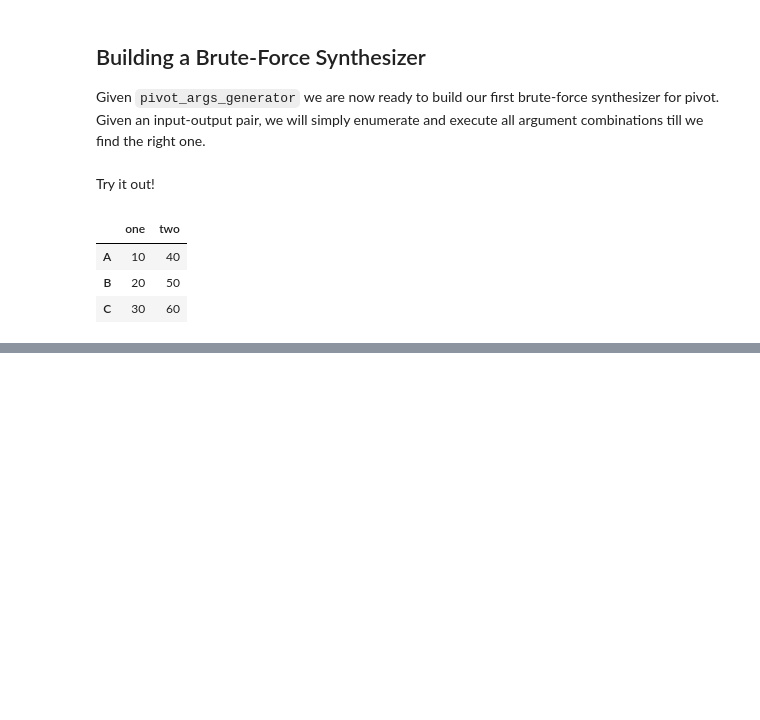
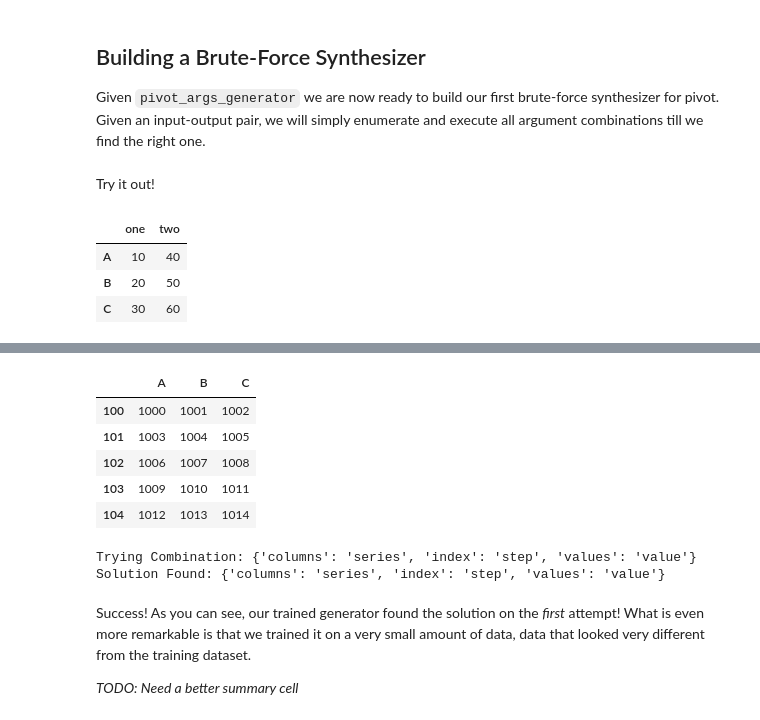
Before and after one commit to rbavishi/atlas, a Jupyter notebook: tutorials/02-program-synthesis-pandas-pivot.ipynb, the cells around one changed output, grey strips where cells are left out. Saved outputs shown, nothing was run; the diff lists cells and outputs as text; code cells hidden in the pictures; blank space fills up the shorter version.

Commit message:
Finishing the first-draft of the tutorial

```diff
--- a/tutorials/02-program-synthesis-pandas-pivot.ipynb
+++ b/tutorials/02-program-synthesis-pandas-pivot.ipynb
@@ -129,0 +351,33 @@ Solution Found: {'columns': 'foo', 'index': 'bar', 'values': 'baz'}
+# %%
+unseen_output_df = pd.DataFrame({'A': {'100': '1000',
+  '101': '1003',
+  '102': '1006',
+  '103': '1009',
+  '104': '1012'},
+ 'B': {'100': '1001',
+  '101': '1004',
+  '102': '1007',
+  '103': '1010',
+  '104': '1013'},
+ 'C': {'100': '1002',
+  '101': '1005',
+  '102': '1008',
+  '103': '1011',
+  '104': '1014'}})
+unseen_output_df
+# %% [output]
+|  | A | B | C |
+| 100 | 1000 | 1001 | 1002 |
+| 101 | 1003 | 1004 | 1005 |
+| 102 | 1006 | 1007 | 1008 |
+| 103 | 1009 | 1010 | 1011 |
+| 104 | 1012 | 1013 | 1014 |
+# %%
+synthesize(unseen_input_df, unseen_output_df)
+# %% [output]
+Trying Combination: {'columns': 'series', 'index': 'step', 'values': 'value'}
+Solution Found: {'columns': 'series', 'index': 'step', 'values': 'value'}
+# %% [markdown]
+Success! As you can see, our trained generator found the solution on the *first* attempt! What is even more remarkable is that we trained it on a very small amount of data, data that looked very different from the training dataset.
+
+*TODO: Need a better summary cell*
```
Also changed, not shown: parts of 22 cells of this notebook.
